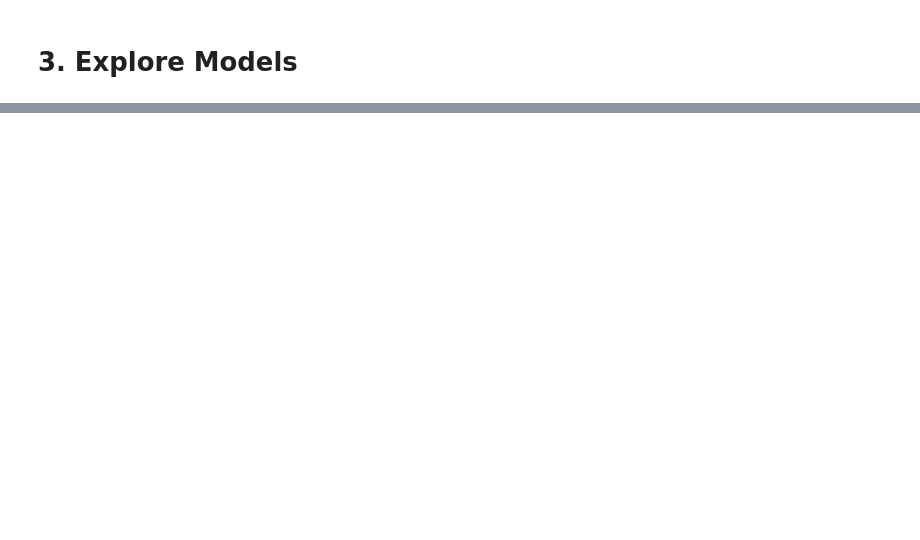
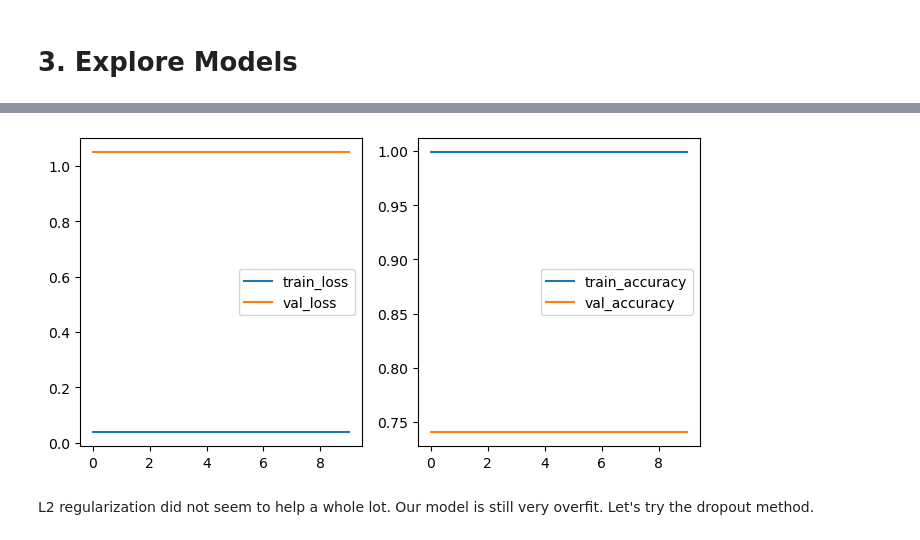
Before and after one commit to kmcneil901/Chest-X-Rays-Pneumonia-CNN, a Jupyter notebook: Main Notebook Page.ipynb, the cells around one changed output, grey strips where cells are left out. Saved outputs shown, nothing was run; the diff lists cells and outputs as text; code cells hidden in the pictures; blank space fills up the shorter version.

Commit message:
post regularization attempt

```diff
--- a/Main Notebook Page.ipynb
+++ b/Main Notebook Page.ipynb
@@ -341,0 +315,4 @@ Make sure all arrays contain the same number of samples.
+# %%
+fourth_model.compile(optimizer='adam', loss='binary_crossentropy', metrics=['accuracy'])
+# %%
+fourth_model_results = fourth_model.fit(train_images,train_labels_final,epochs=10,batch_size=64)
@@ -341,0 +340,2 @@ Make sure all arrays contain the same number of samples.
+# %%
+train_loss, train_acc = fourth_model.evaluate(train_images, train_labels_final)
@@ -341,0 +344,2 @@ Make sure all arrays contain the same number of samples.
+# %%
+test_loss, test_acc = fourth_model.evaluate(test_images, test_labels_final)
@@ -341,0 +348,13 @@ Make sure all arrays contain the same number of samples.
+# %%
+import matplotlib.pyplot as plt
+import seaborn as sns
+fig, (ax1, ax2) = plt.subplots(1, 2, figsize=(8, 4))
+sns.lineplot(x=fourth_model_results.epoch, y=train_loss, ax=ax1, label='train_loss')
+sns.lineplot(x=fourth_model_results.epoch, y=train_acc, ax=ax2, label='train_accuracy')
+
+sns.lineplot(x=fourth_model_results.epoch, y=test_loss, ax=ax1, label='val_loss')
+sns.lineplot(x=fourth_model_results.epoch, y=test_acc, ax=ax2, label='val_accuracy');
+# %% [output]
+[figure, added]
+# %% [markdown]
+L2 regularization did not seem to help a whole lot. Our model is still very overfit. Let's try the dropout method.
```
Also changed, not shown: parts of 53 cells of this notebook.
